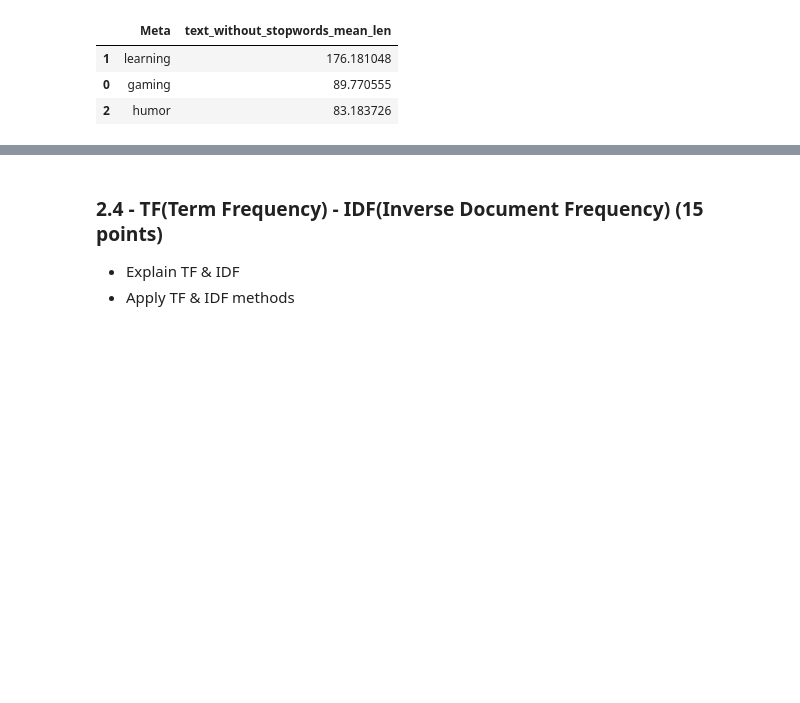
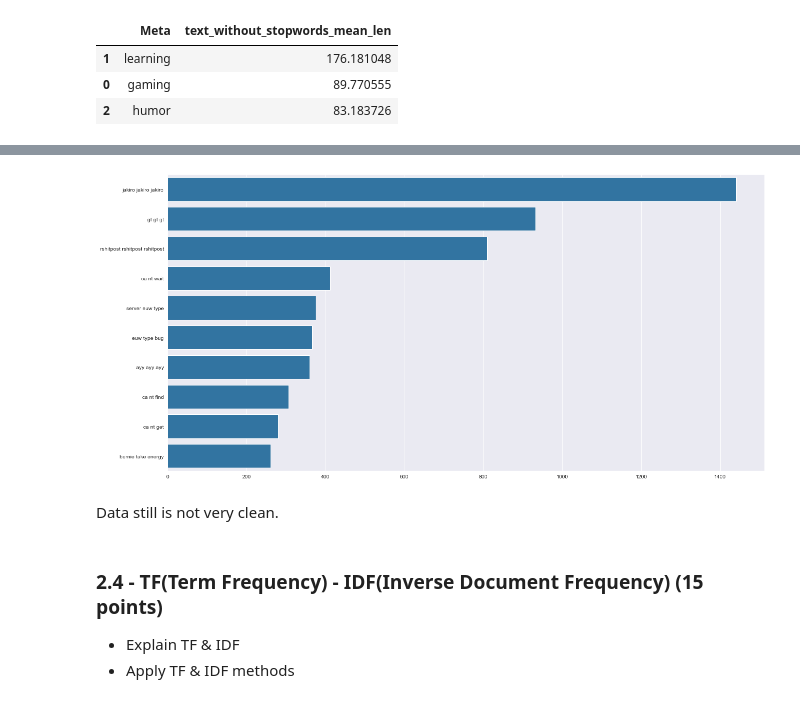
Before and after one commit to salihboraguder/MAT386E-NLP, a Jupyter notebook: HW_2_DL.ipynb, the cells around one changed output, grey strips where cells are left out. Saved outputs shown, nothing was run; the diff lists cells and outputs as text; code cells hidden in the pictures; blank space fills up the shorter version.

```diff
--- a/HW_2_DL.ipynb
+++ b/HW_2_DL.ipynb
@@ -303,3 +371,9 @@ sns.barplot(x=list(most_common_tri.values()),y=list(most_common_tri.keys()))
+# %%
+plot_top_n(data,"text_without_stopwords",10,3)
+# %% [output]
+[figure, added]
+# %% [markdown]
+Data still is not very clean.
 # %% [markdown]
 <a name="2-4"></a>
 ### 2.4 - TF(Term Frequency) - IDF(Inverse Document Frequency) (15 points)
```
Also changed, not shown: parts of 21 cells of this notebook.
